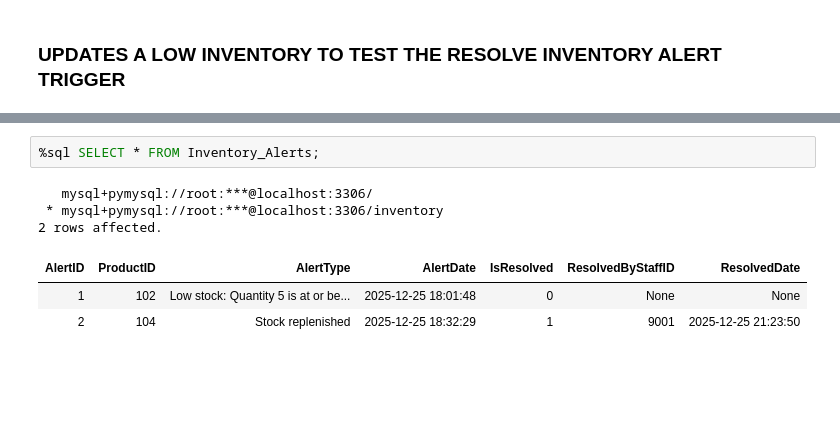
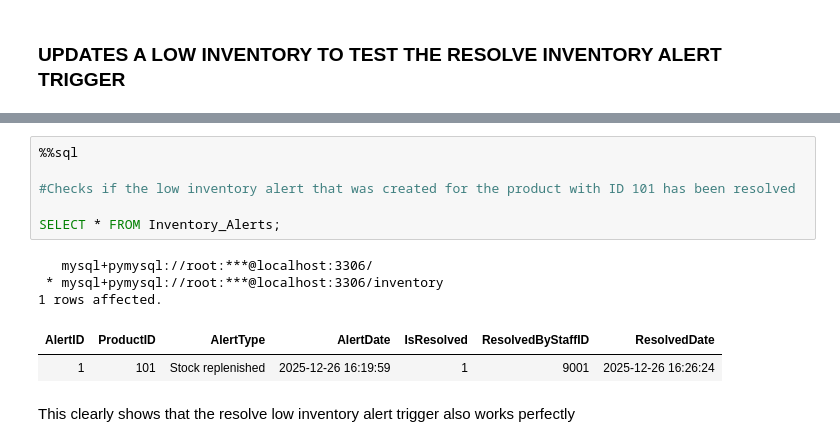
Before and after one commit to PercyAyimbilaNsolemna/Inventory_And_Order_Management_System, a Jupyter notebook: Notebooks/inventoryManagementSystem.ipynb, the cells around one changed output, grey strips where cells are left out. Drawn from its saved outputs; the diff is of its cells as text; blank space fills up the shorter version.

```diff
--- a/Notebooks/inventoryManagementSystem.ipynb
+++ b/Notebooks/inventoryManagementSystem.ipynb
@@ -704,9 +915,14 @@ WHERE InventoryID = 4;
 # %%
-%sql SELECT * FROM Inventory_Alerts;
+%%sql
+
+#Checks if the low inventory alert that was created for the product with ID 101 has been resolved
+
+SELECT * FROM Inventory_Alerts;
 # %% [output]
    mysql+pymysql://root:***@localhost:3306/
  * mysql+pymysql://root:***@localhost:3306/inventory
-2 rows affected.
+1 rows affected.
 | AlertID | ProductID | AlertType | AlertDate | IsResolved | ResolvedByStaffID | ResolvedDate |
-| 1 | 102 | Low stock: Quantity 5 is at or be... | 2025-12-25 18:01:48 | 0 | None | None |
-| 2 | 104 | Stock replenished | 2025-12-25 18:32:29 | 1 | 9001 | 2025-12-25 21:23:50 |
+| 1 | 101 | Stock replenished | 2025-12-26 16:19:59 | 1 | 9001 | 2025-12-26 16:26:24 |
+# %% [markdown]
+This clearly shows that the resolve low inventory alert trigger also works perfectly
```
Also changed, not shown: parts of 33 cells of this notebook.
